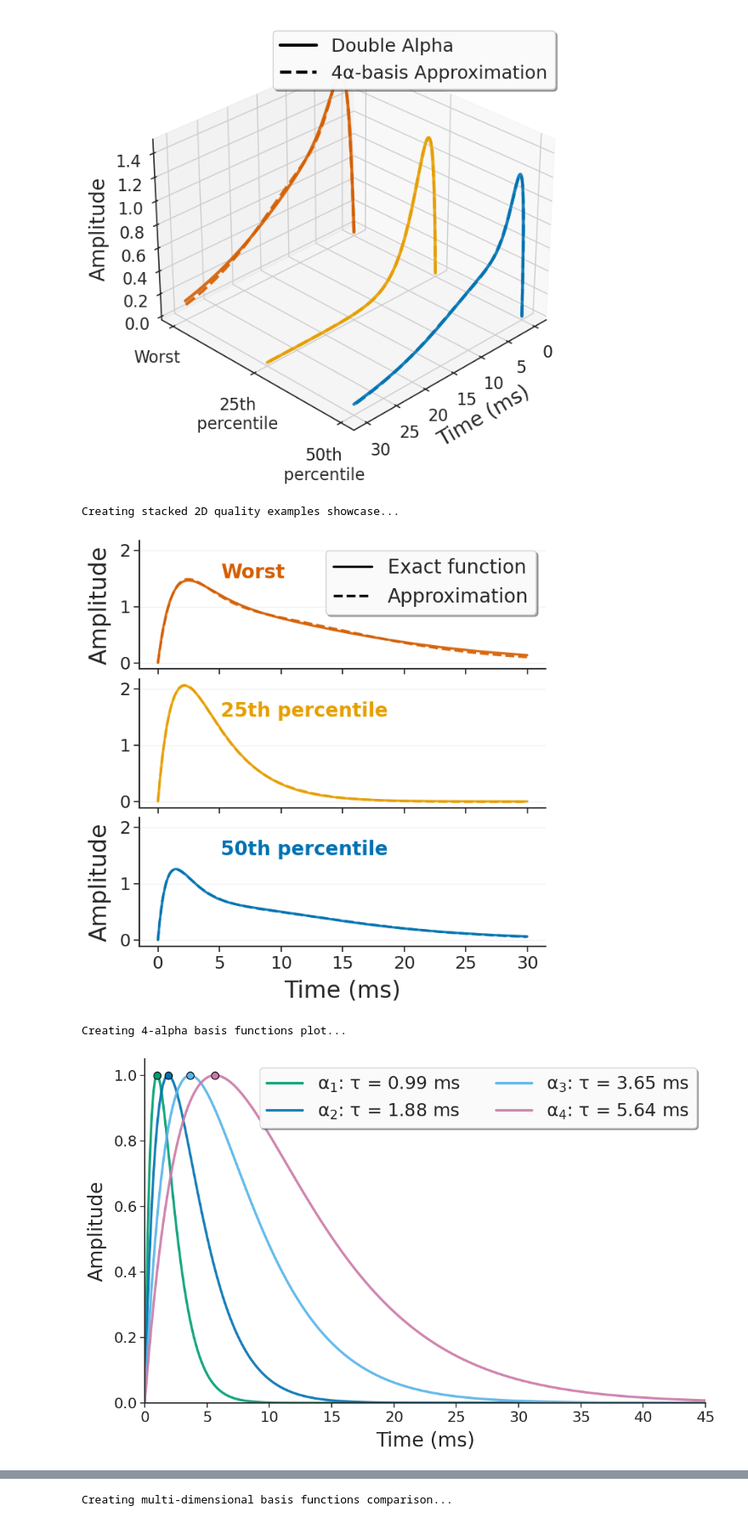
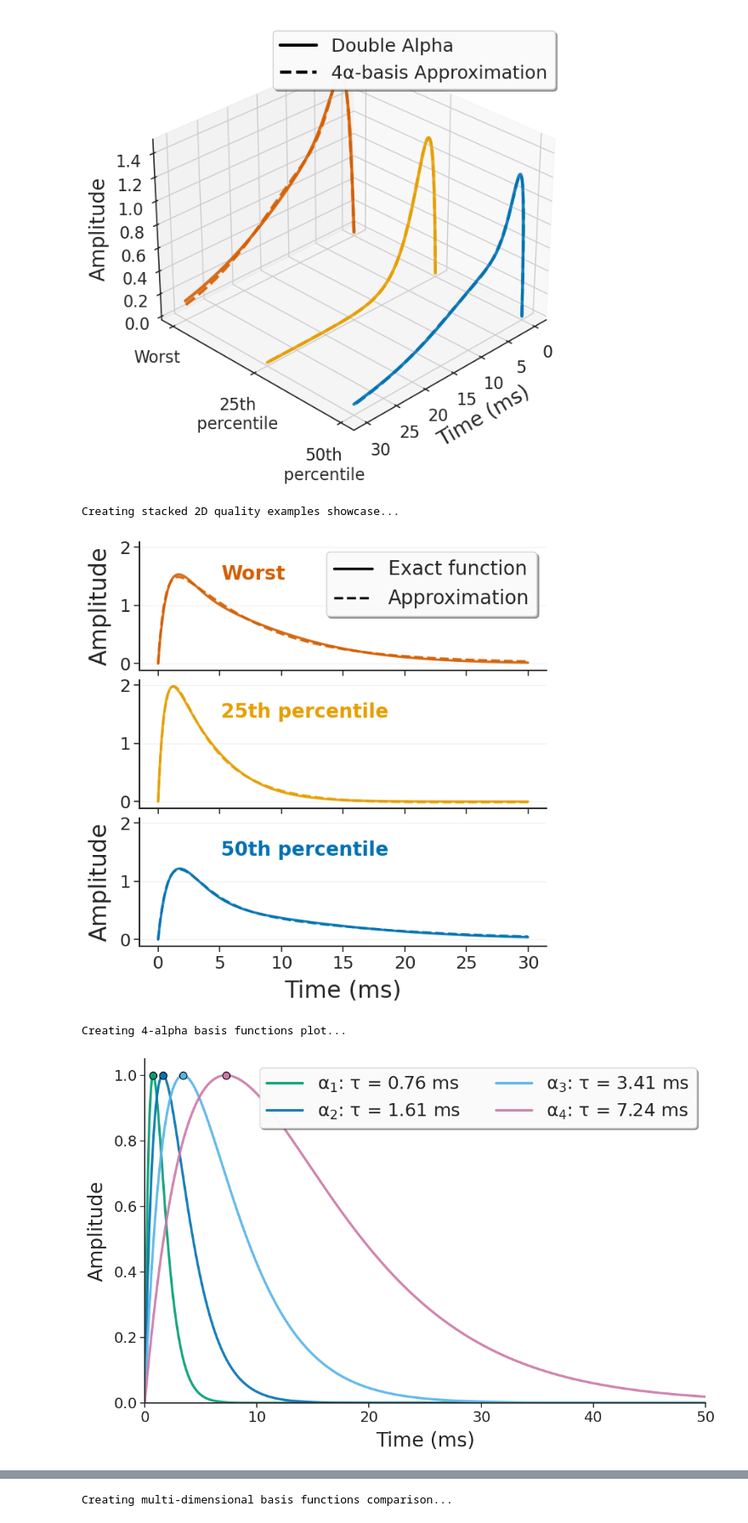
Before and after one commit to JavierGalvan9/V1_GLIF_model, a Jupyter notebook: synaptic_data/alpha_basis_calculation.ipynb, the cells around one changed output, grey strips where cells are left out. Shown at 85% size. Cells and saved outputs as stored; diff of their text form; code cells hidden in the pictures.

```diff
--- a/synaptic_data/alpha_basis_calculation.ipynb
+++ b/synaptic_data/alpha_basis_calculation.ipynb
@@ -474,6 +566,9 @@ def find_optimal_n_alpha_basis(all_functions, t, n_dims, n_restarts=3):
         print("  Fine-tuning did not improve the result, keeping original.")
         optimal_tau = best_result['tau_basis']
 
+    if n_dims == 4:
+        optimal_tau = np.array([0.7579732, 1.60809441, 3.41168742, 7.23813909])  # Example fixed tau values for 4D case
+
     # Recompute weights with optimal tau
     final_avg_mse, final_weights = lstsq_optimization(optimal_tau, all_functions, t)
 
@@ -1123,16 +1201,16 @@ def create_quality_examples_showcase_2d(enhanced_results, all_functions, t, doub
     plt.tight_layout()
     fig.subplots_adjust(left=0.12, right=0.85, hspace=0.08)
 
-    plt.savefig('synaptic_data/alpha_basis_examples.png', dpi=300, bbox_inches='tight', transparent=True)
+    plt.savefig('figures/alpha_basis_examples.png', dpi=300, bbox_inches='tight', transparent=True)
 
     return fig
 
 print("Creating stacked 2D quality examples showcase...")
-showcase_2d_fig = create_quality_examples_showcase_2d(enhanced_results, all_functions, t, double_alpha_params, n_dims=4)
+showcase_2d_fig = create_quality_examples_showcase_2d(multi_dim_results_fixed_tau, all_functions, t, double_alpha_params, n_dims=4)
 plt.show()
 # %% [output]
 Creating stacked 2D quality examples showcase...
-[figure, old version]
+[figure, new version]
 # %%
 def plot_alpha_basis_functions(enhanced_results, n_dims=4, t_max=30, save_path=None):
     """
@@ -1186,37 +1264,37 @@ def plot_alpha_basis_functions(enhanced_results, n_dims=4, t_max=30, save_path=N
 
     # Configure legend
     ax.legend(loc='upper right', fontsize=22, frameon=True, ncol=2,
               fancybox=True, shadow=True, framealpha=0.95)
 
     # Grid and styling
     # ax.grid(True, alpha=0.3)
     ax.spines['top'].set_visible(False)
     ax.spines['right'].set_visible(False)
     ax.spines['left'].set_linewidth(1.5)
     ax.spines['bottom'].set_linewidth(1.5)
     ax.tick_params(labelsize=18)
 
     # Set reasonable limits
     ax.set_xlim(0, t_max)
     ax.set_ylim(0, 1.05)  # Alpha functions are normalized to peak at 1
 
     plt.tight_layout()
 
     # Save if path provided
     # if save_path is not None:
     # print actual path
-    plt.savefig('synaptic_data/alpha_basis_functions.png', dpi=300, bbox_inches='tight', transparent=True)
+    plt.savefig('figures/4_alpha_basis_functions.png', dpi=300, bbox_inches='tight', transparent=True)
 
     return fig, ax
 
 # Create the 4-alpha basis functions plot
 print("Creating 4-alpha basis functions plot...")
-basis_fig, basis_ax = plot_alpha_basis_functions(enhanced_results, n_dims=4, t_max=45,
-                                                save_path='4_alpha_basis_functions.png')
+basis_fig, basis_ax = plot_alpha_basis_functions(multi_dim_results, n_dims=4, t_max=50,
+                                                save_path='figures/4_alpha_basis_functions.png')
 plt.show()
 # %% [output]
 Creating 4-alpha basis functions plot...
-[figure, old version]
+[figure, new version]
 # %%
 # Estimate the error in the approximation based on the total area under the curve for the worst examples, relative to the total area
 def estimate_approximation_error(all_functions, approximations):
```
Also changed, not shown: parts of 9 cells of this notebook, 28 other files.
